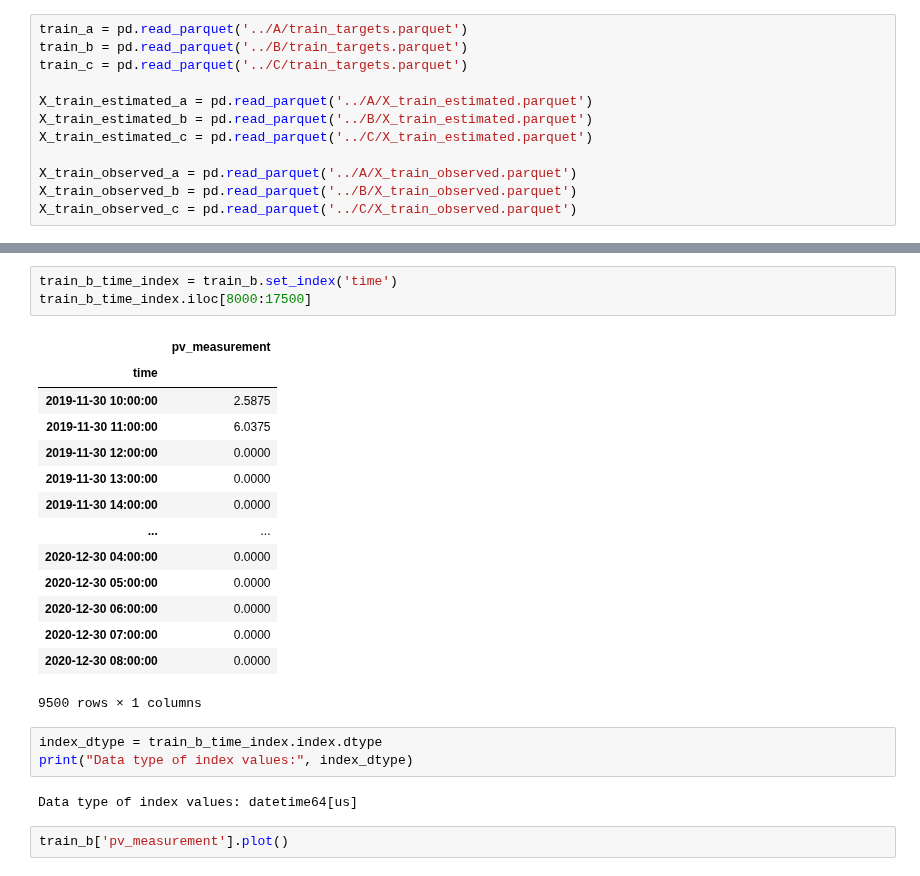
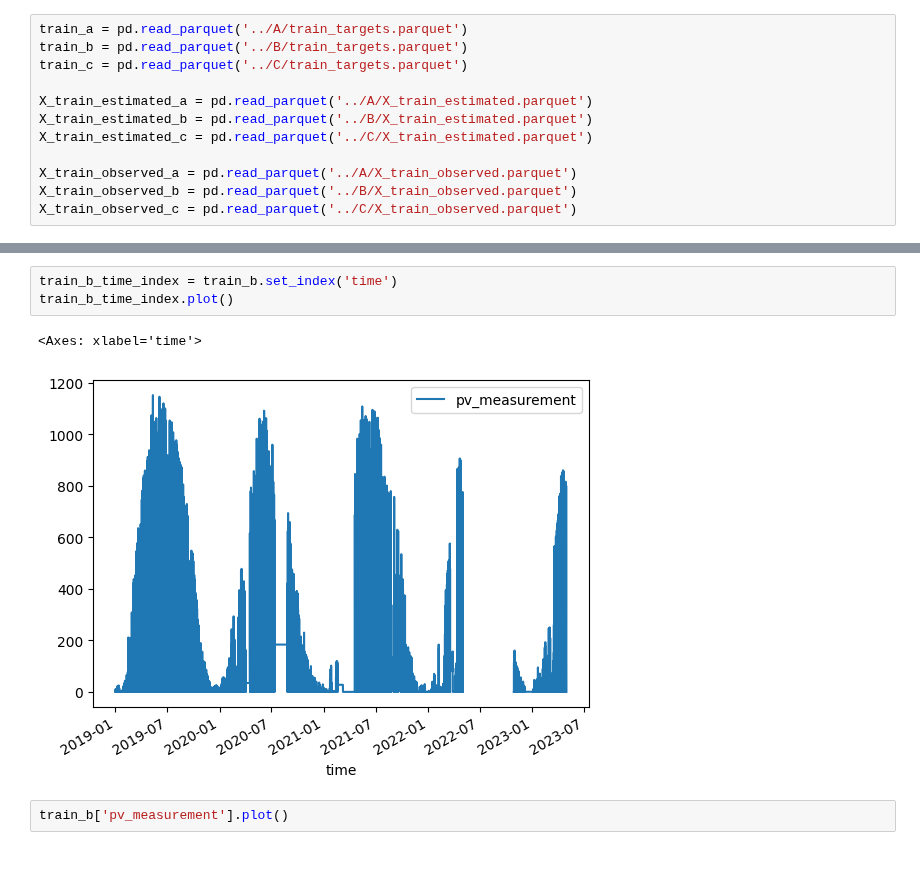
Before and after one commit to simenstang/TDT4173, a Jupyter notebook: data/notebooks_trials/short_notebook.ipynb, the cells around one changed output, grey strips where cells are left out. Saved outputs shown, nothing was run; the diff lists cells and outputs as text.

```diff
--- a/data/notebooks_trials/short_notebook.ipynb
+++ b/data/notebooks_trials/short_notebook.ipynb
@@ -21,26 +106,9 @@ for row_index in range(start, end + 1):
 # %%
 train_b_time_index = train_b.set_index('time')
-train_b_time_index.iloc[8000:17500]
+train_b_time_index.plot()
 # %% [output]
-|  | pv_measurement |
-| time |  |
-| 2019-11-30 10:00:00 | 2.5875 |
-| 2019-11-30 11:00:00 | 6.0375 |
-| 2019-11-30 12:00:00 | 0.0000 |
-| 2019-11-30 13:00:00 | 0.0000 |
-| 2019-11-30 14:00:00 | 0.0000 |
-| ... | ... |
-| 2020-12-30 04:00:00 | 0.0000 |
-| 2020-12-30 05:00:00 | 0.0000 |
-| 2020-12-30 06:00:00 | 0.0000 |
-| 2020-12-30 07:00:00 | 0.0000 |
-| 2020-12-30 08:00:00 | 0.0000 |
-9500 rows × 1 columns
+<Axes: xlabel='time'>
+[figure, added]
-# %%
-index_dtype = train_b_time_index.index.dtype
-print("Data type of index values:", index_dtype)
-# %% [output]
-Data type of index values: datetime64[us]
 # %%
 train_b['pv_measurement'].plot()
 # %% [output]
```
Also changed, not shown: parts of 12 cells of this notebook.
